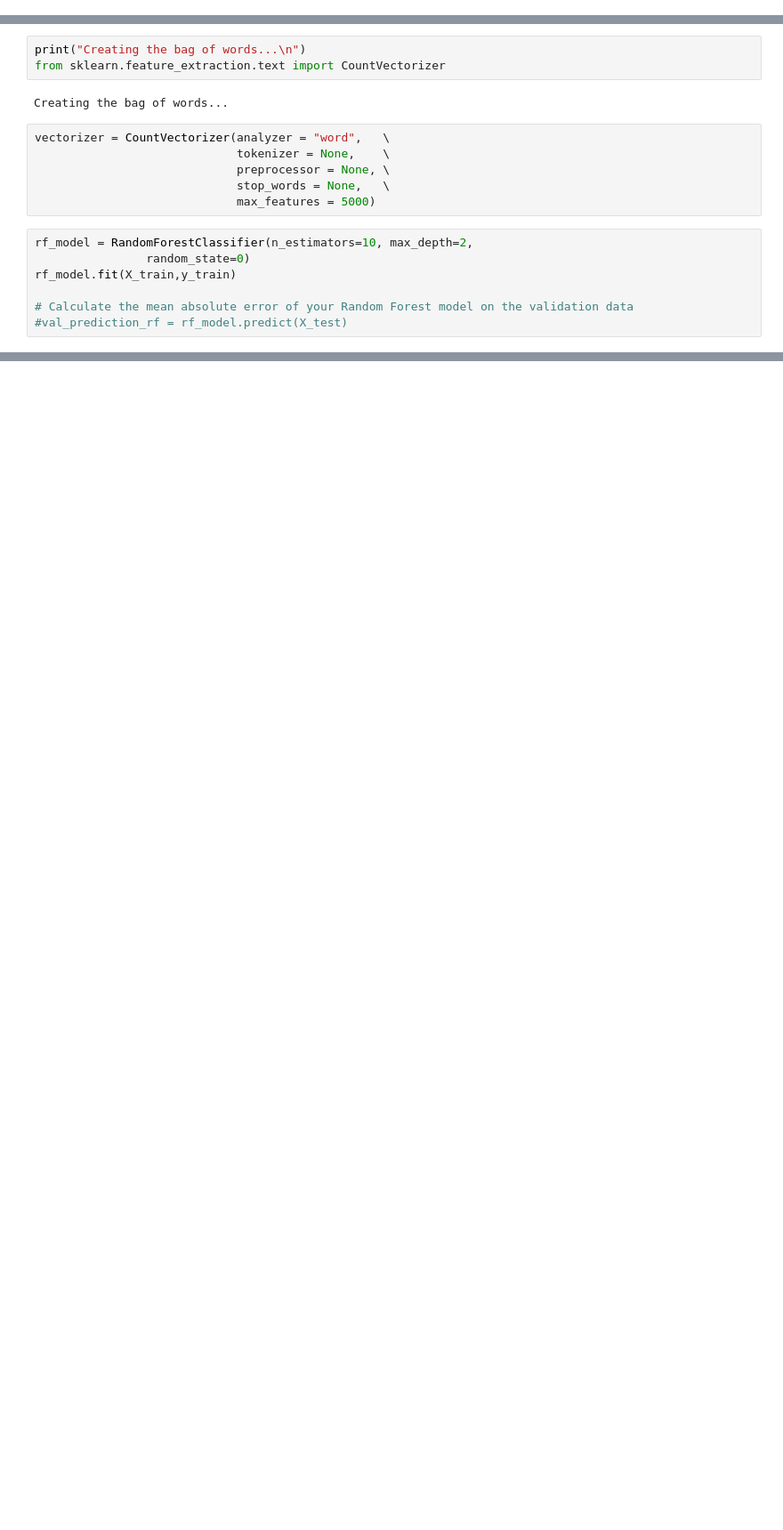
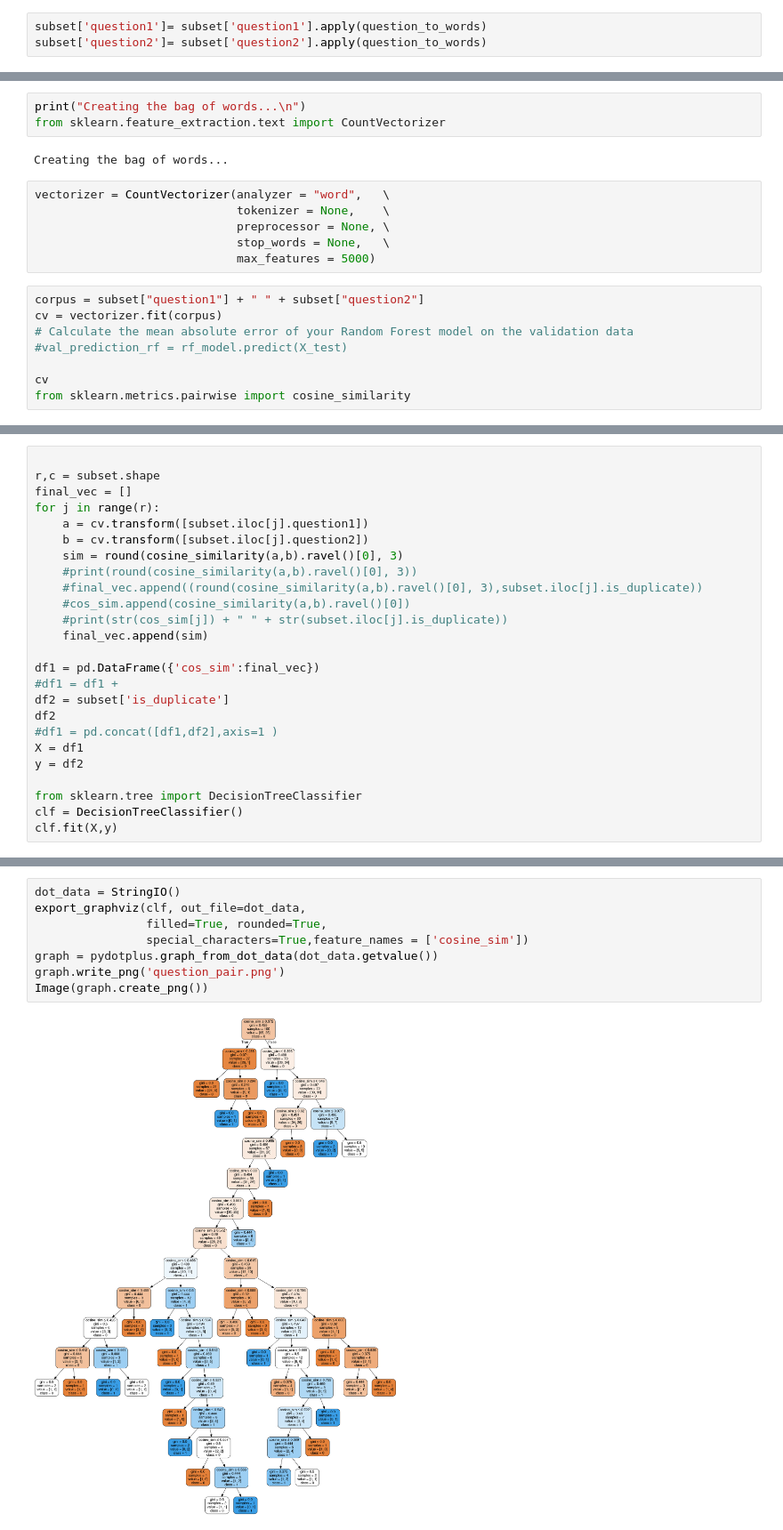
Before and after one commit to darpandodiya/CSC522_Project, a Jupyter notebook: src/read_data_and_play.ipynb, the cells around one changed output, grey strips where cells are left out. Shown at 89% size. Saved outputs shown, nothing was run; the diff lists cells and outputs as text; blank space fills up the shorter version.

Commit message:
cosine similiarity

```diff
--- a/src/read_data_and_play.ipynb
+++ b/src/read_data_and_play.ipynb
@@ -44 +66,4 @@ subset
+# %%
+subset['question1']= subset['question1'].apply(question_to_words)
+subset['question2']= subset['question2'].apply(question_to_words)
 # %%
@@ -95,9 +132,10 @@ vectorizer = CountVectorizer(analyzer = "word",   \
                              stop_words = None,   \
                              max_features = 5000)
 # %%
-rf_model = RandomForestClassifier(n_estimators=10, max_depth=2,
-                random_state=0)
-rf_model.fit(X_train,y_train)
-
+corpus = subset["question1"] + " " + subset["question2"]
+cv = vectorizer.fit(corpus)
 # Calculate the mean absolute error of your Random Forest model on the validation data
 #val_prediction_rf = rf_model.predict(X_test)
+
+cv
+from sklearn.metrics.pairwise import cosine_similarity
@@ -105,0 +142,25 @@ ValueError: could not convert string to float: 'Astrology: I am a Capricorn Sun
+# %%
+
+r,c = subset.shape
+final_vec = []
+for j in range(r):
+    a = cv.transform([subset.iloc[j].question1])
+    b = cv.transform([subset.iloc[j].question2])
+    sim = round(cosine_similarity(a,b).ravel()[0], 3)
+    #print(round(cosine_similarity(a,b).ravel()[0], 3))
+    #final_vec.append((round(cosine_similarity(a,b).ravel()[0], 3),subset.iloc[j].is_duplicate))
+    #cos_sim.append(cosine_similarity(a,b).ravel()[0])
+    #print(str(cos_sim[j]) + " " + str(subset.iloc[j].is_duplicate))
+    final_vec.append(sim)
+
+df1 = pd.DataFrame({'cos_sim':final_vec})
+#df1 = df1 +
+df2 = subset['is_duplicate']
+df2
+#df1 = pd.concat([df1,df2],axis=1 )
+X = df1
+y = df2
+
+from sklearn.tree import DecisionTreeClassifier
+clf = DecisionTreeClassifier()
+clf.fit(X,y)
@@ -105,0 +181,10 @@ ValueError: could not convert string to float: 'Astrology: I am a Capricorn Sun
+# %%
+dot_data = StringIO()
+export_graphviz(clf, out_file=dot_data,
+                filled=True, rounded=True,
+                special_characters=True,feature_names = ['cosine_sim'])
+graph = pydotplus.graph_from_dot_data(dot_data.getvalue())
+graph.write_png('question_pair.png')
+Image(graph.create_png())
+# %% [output]
+[figure, added]
```
Also changed, not shown: parts of 13 cells of this notebook, 1 other file.
